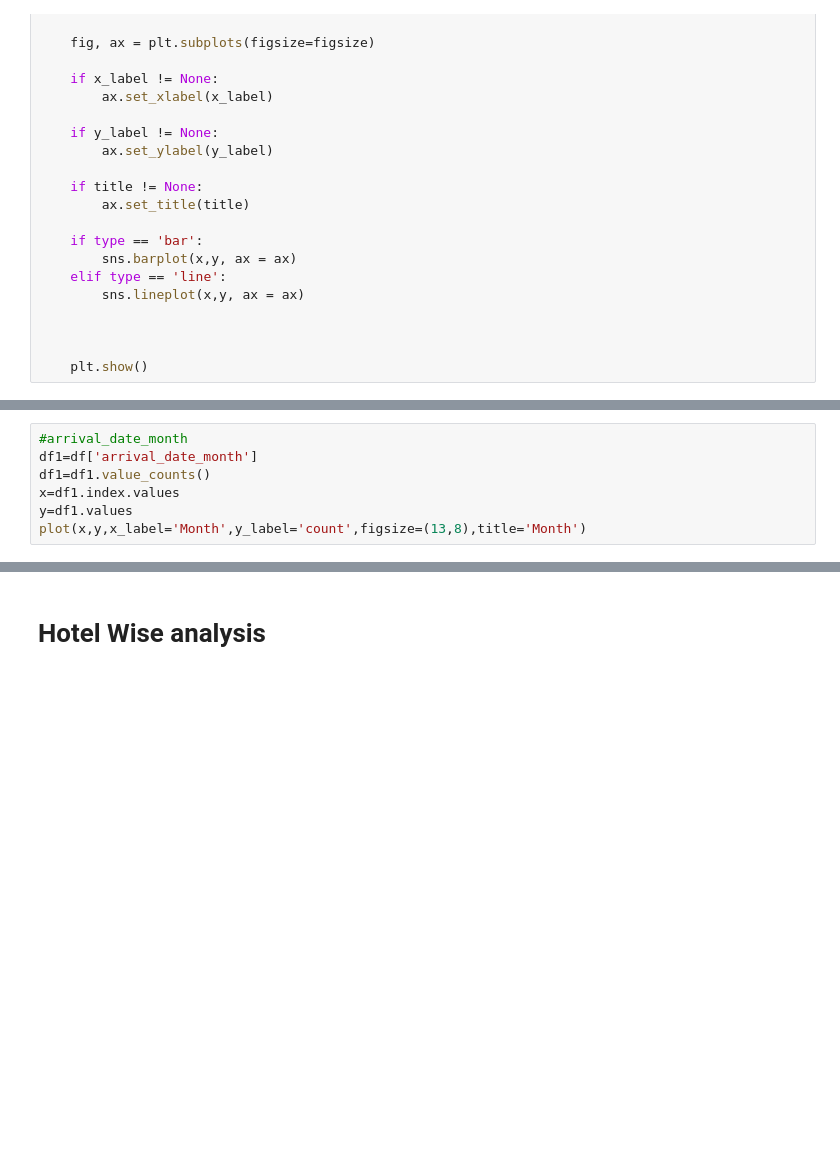
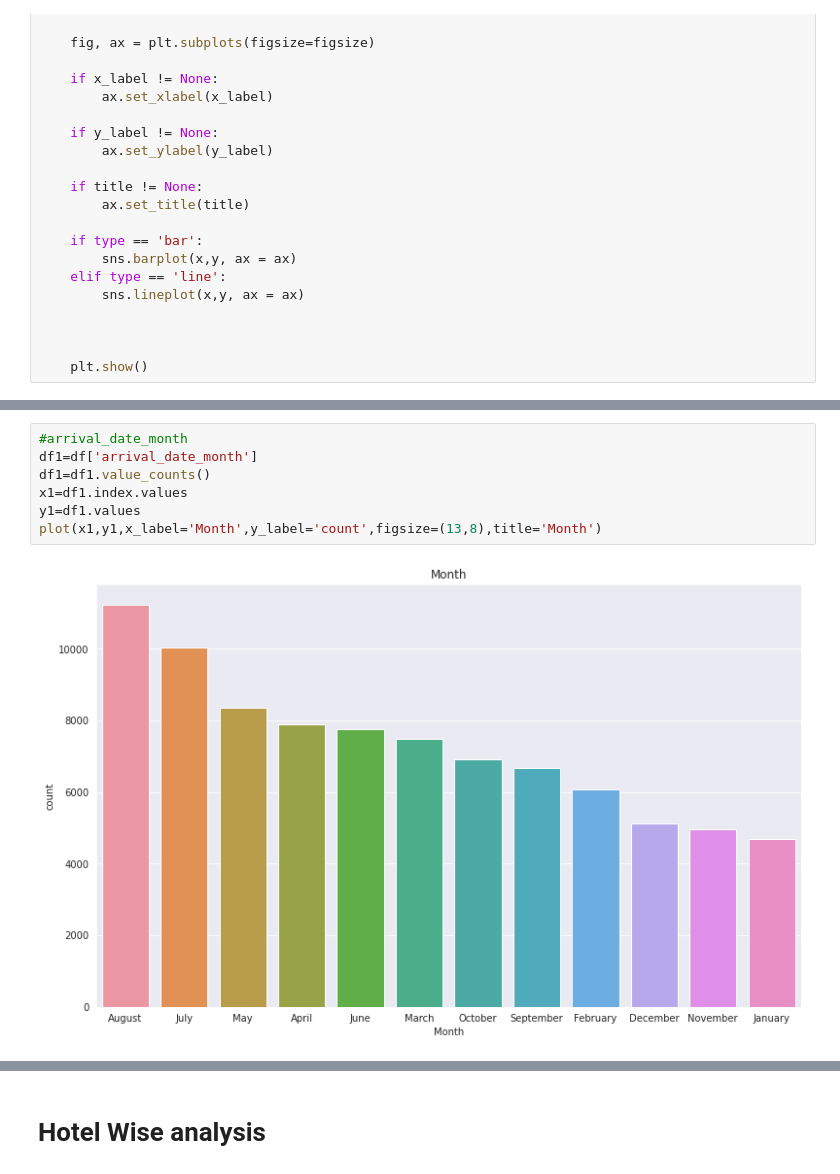
Before and after one commit to Haseeb227/Hotel-Booking-Analysis, a Jupyter notebook: Hotel_booking_analysis(Final).ipynb, the cells around one changed output, grey strips where cells are left out. Saved outputs shown, nothing was run; the diff lists cells and outputs as text; blank space fills up the shorter version.

```diff
--- a/Hotel_booking_analysis(Final).ipynb
+++ b/Hotel_booking_analysis(Final).ipynb
@@ -341,7 +443,9 @@ plot(x,y,x_label='Reserved Room Type',y_label='count',title='Reserved Room Type'
 # %%
 #arrival_date_month
 df1=df['arrival_date_month']
 df1=df1.value_counts()
-x=df1.index.values
-y=df1.values
-plot(x,y,x_label='Month',y_label='count',figsize=(13,8),title='Month')
+x1=df1.index.values
+y1=df1.values
+plot(x1,y1,x_label='Month',y_label='count',figsize=(13,8),title='Month')
+# %% [output]
+[figure, added]
```
Also changed, not shown: parts of 43 cells of this notebook.
